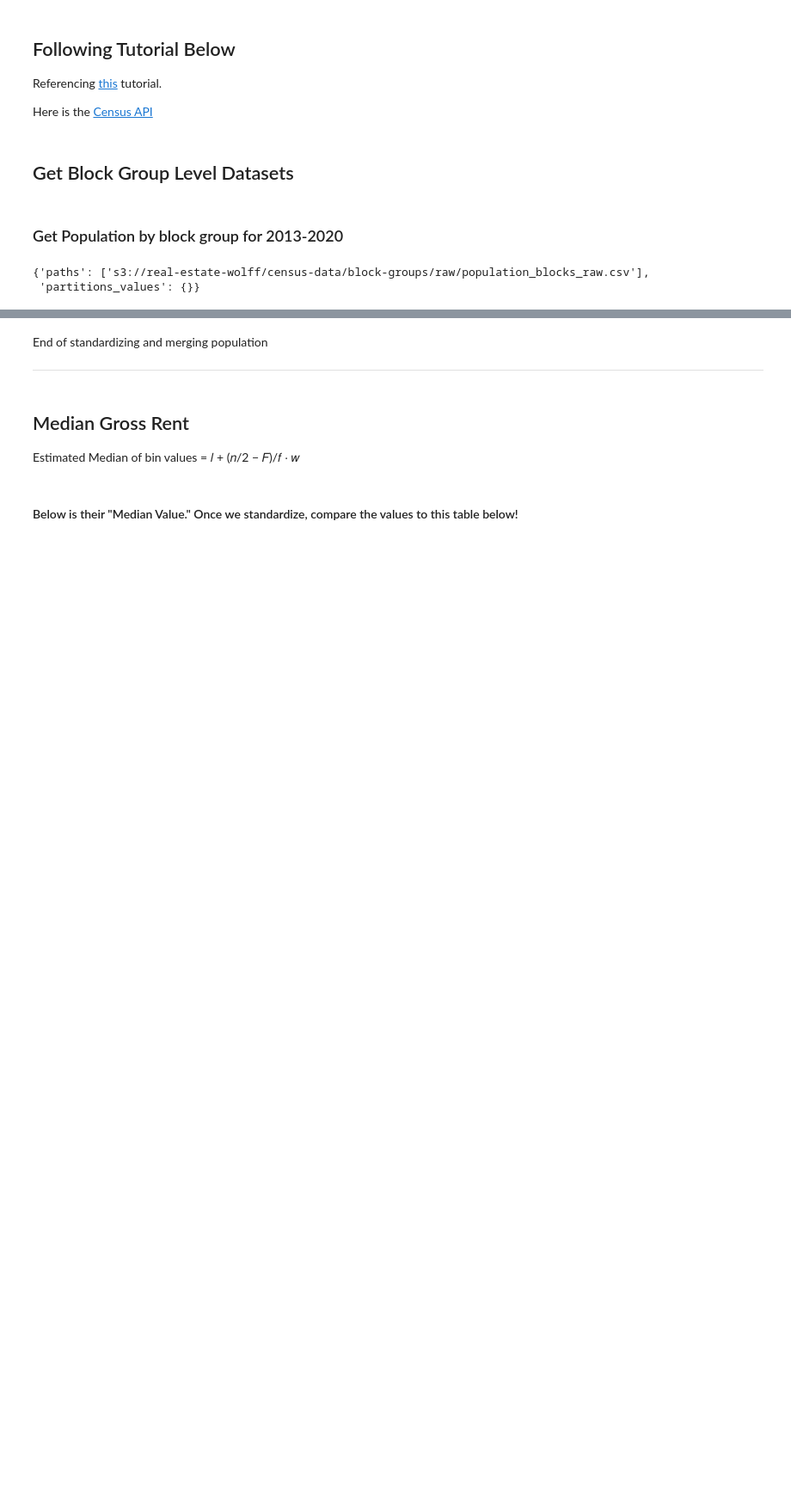
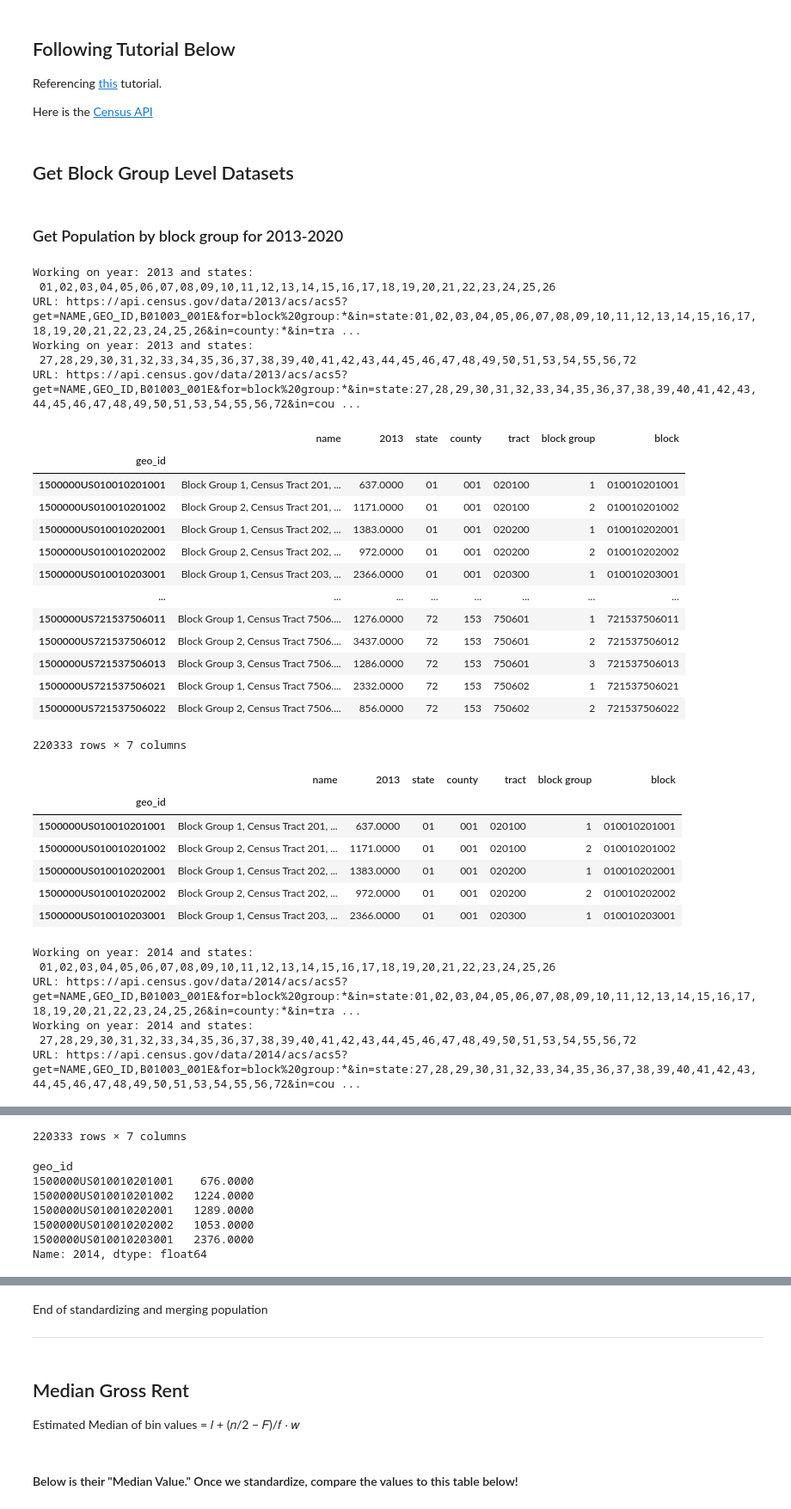
Before and after one commit to AustinJamesWolff/housing_supply_and_demand, a Jupyter notebook: census_api.ipynb, the cells around one changed output, grey strips where cells are left out. Shown at 86% size. Drawn from its saved outputs; the diff is of its cells as text; code cells hidden in the pictures; blank space fills up the shorter version.

```diff
--- a/census_api.ipynb
+++ b/census_api.ipynb
@@ -112,4 +112,23 @@ start_year = 2013
 end_year = 2021
 # %% [markdown]
 ### Get Population by block group for 2013-2020
+# %%
+# Define census code meaning
+demographic = 'population'
+census_code_meaning = f'{demographic}_blocks'
+# %%
+# Define our API variable
+# It's within a dictionary because some variables
+# can change names from year to year (but not all)
+pop_census_code_dict = {
+    2013: 'B01003_001E',
+    2014: 'B01003_001E',
+    2015: 'B01003_001E', # No change in code number this year
+    2016: 'B01003_001E',
+    2017: 'B01003_001E',
+    2018: 'B01003_001E',
+    2019: 'B01003_001E',
+    2020: 'B01003_001E',
+    2021: 'B01003_001E'
+}
 # %%
@@ -169,11 +178,39 @@ wr.s3.to_csv(pop_pre_st, s3_path, index=False)
-# %%
-# Make block-group s3 path
-block_group_s3_path = "s3://real-estate-wolff/census-data/block-groups/raw"
-filename = "population_blocks_raw.csv"
-s3_path = f"{block_group_s3_path}/{filename}"
-
-# Save to s3
-wr.s3.to_csv(pop_pre_st, s3_path, index=False)
-# %% [output]
-{'paths': ['s3://real-estate-wolff/census-data/block-groups/raw/population_blocks_raw.csv'],
- 'partitions_values': {}}
+# %%
+download_and_format_blocks(
+    census_code_meaning=census_code_meaning,
+    census_code_dict=pop_census_code_dict
+)
+# %% [output]
+Working on year: 2013 and states:
+ 01,02,03,04,05,06,07,08,09,10,11,12,13,14,15,16,17,18,19,20,21,22,23,24,25,26
+URL: https://api.census.gov/data/2013/acs/acs5?get=NAME,GEO_ID,B01003_001E&for=block%20group:*&in=state:01,02,03,04,05,06,07,08,09,10,11,12,13,14,15,16,17,18,19,20,21,22,23,24,25,26&in=county:*&in=tra ...
+Working on year: 2013 and states:
+ 27,28,29,30,31,32,33,34,35,36,37,38,39,40,41,42,43,44,45,46,47,48,49,50,51,53,54,55,56,72
+URL: https://api.census.gov/data/2013/acs/acs5?get=NAME,GEO_ID,B01003_001E&for=block%20group:*&in=state:27,28,29,30,31,32,33,34,35,36,37,38,39,40,41,42,43,44,45,46,47,48,49,50,51,53,54,55,56,72&in=cou ...
+|  | name | 2013 | state | county | tract | block group | block |
+| geo_id |  |  |  |  |  |  |  |
+| 1500000US010010201001 | Block Group 1, Census Tract 201, ... | 637.0000 | 01 | 001 | 020100 | 1 | 010010201001 |
+| 1500000US010010201002 | Block Group 2, Census Tract 201, ... | 1171.0000 | 01 | 001 | 020100 | 2 | 010010201002 |
+| 1500000US010010202001 | Block Group 1, Census Tract 202, ... | 1383.0000 | 01 | 001 | 020200 | 1 | 010010202001 |
+| 1500000US010010202002 | Block Group 2, Census Tract 202, ... | 972.0000 | 01 | 001 | 020200 | 2 | 010010202002 |
+| 1500000US010010203001 | Block Group 1, Census Tract 203, ... | 2366.0000 | 01 | 001 | 020300 | 1 | 010010203001 |
+| ... | ... | ... | ... | ... | ... | ... | ... |
+| 1500000US721537506011 | Block Group 1, Census Tract 7506.... | 1276.0000 | 72 | 153 | 750601 | 1 | 721537506011 |
+| 1500000US721537506012 | Block Group 2, Census Tract 7506.... | 3437.0000 | 72 | 153 | 750601 | 2 | 721537506012 |
+| 1500000US721537506013 | Block Group 3, Census Tract 7506.... | 1286.0000 | 72 | 153 | 750601 | 3 | 721537506013 |
+| 1500000US721537506021 | Block Group 1, Census Tract 7506.... | 2332.0000 | 72 | 153 | 750602 | 1 | 721537506021 |
+| 1500000US721537506022 | Block Group 2, Census Tract 7506.... | 856.0000 | 72 | 153 | 750602 | 2 | 721537506022 |
+220333 rows × 7 columns
+|  | name | 2013 | state | county | tract | block group | block |
+| geo_id |  |  |  |  |  |  |  |
+| 1500000US010010201001 | Block Group 1, Census Tract 201, ... | 637.0000 | 01 | 001 | 020100 | 1 | 010010201001 |
+| 1500000US010010201002 | Block Group 2, Census Tract 201, ... | 1171.0000 | 01 | 001 | 020100 | 2 | 010010201002 |
+| 1500000US010010202001 | Block Group 1, Census Tract 202, ... | 1383.0000 | 01 | 001 | 020200 | 1 | 010010202001 |
+| 1500000US010010202002 | Block Group 2, Census Tract 202, ... | 972.0000 | 01 | 001 | 020200 | 2 | 010010202002 |
+| 1500000US010010203001 | Block Group 1, Census Tract 203, ... | 2366.0000 | 01 | 001 | 020300 | 1 | 010010203001 |
+Working on year: 2014 and states:
+ 01,02,03,04,05,06,07,08,09,10,11,12,13,14,15,16,17,18,19,20,21,22,23,24,25,26
+URL: https://api.census.gov/data/2014/acs/acs5?get=NAME,GEO_ID,B01003_001E&for=block%20group:*&in=state:01,02,03,04,05,06,07,08,09,10,11,12,13,14,15,16,17,18,19,20,21,22,23,24,25,26&in=county:*&in=tra ...
+Working on year: 2014 and states:
+ 27,28,29,30,31,32,33,34,35,36,37,38,39,40,41,42,43,44,45,46,47,48,49,50,51,53,54,55,56,72
+URL: https://api.census.gov/data/2014/acs/acs5?get=NAME,GEO_ID,B01003_001E&for=block%20group:*&in=state:27,28,29,30,31,32,33,34,35,36,37,38,39,40,41,42,43,44,45,46,47,48,49,50,51,53,54,55,56,72&in=cou ...
@@ -179,0 +230,8 @@ wr.s3.to_csv(pop_pre_st, s3_path, index=False)
+220333 rows × 7 columns
+geo_id
+1500000US010010201001    676.0000
+1500000US010010201002   1224.0000
+1500000US010010202001   1289.0000
+1500000US010010202002   1053.0000
+1500000US010010203001   2376.0000
+Name: 2014, dtype: float64
```
Also changed, not shown: parts of 43 cells of this notebook, 7 other files.
